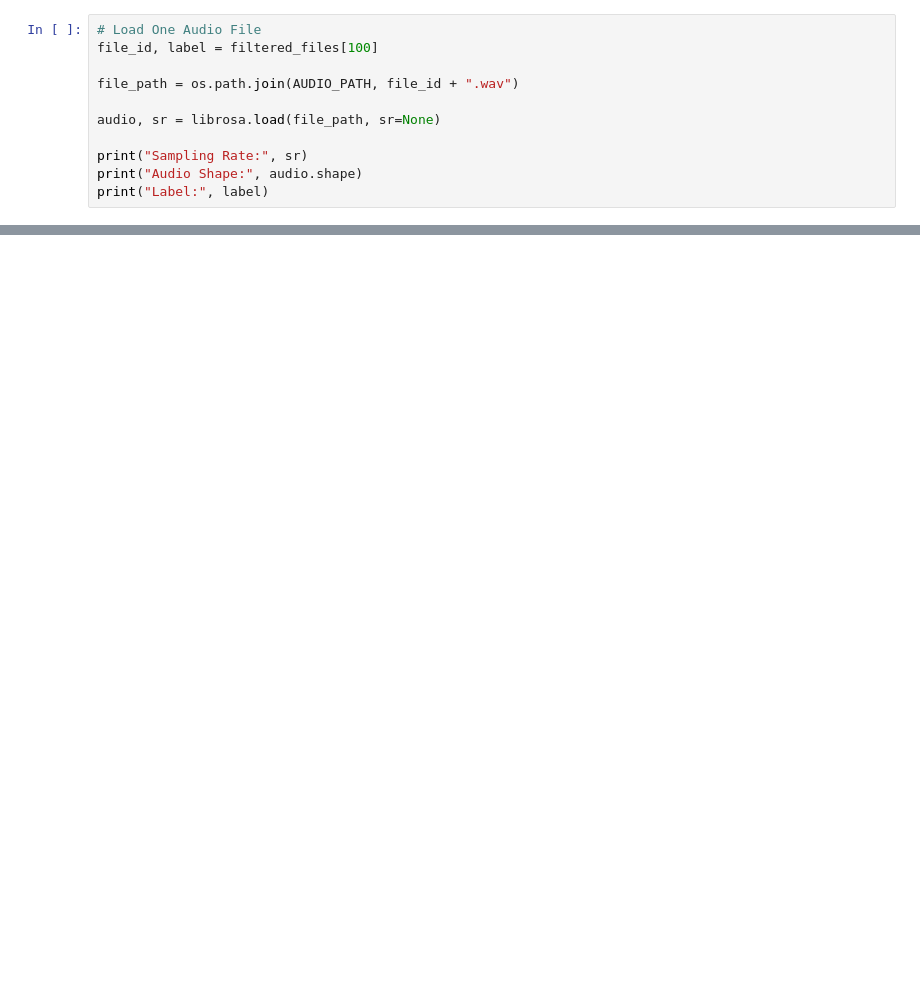
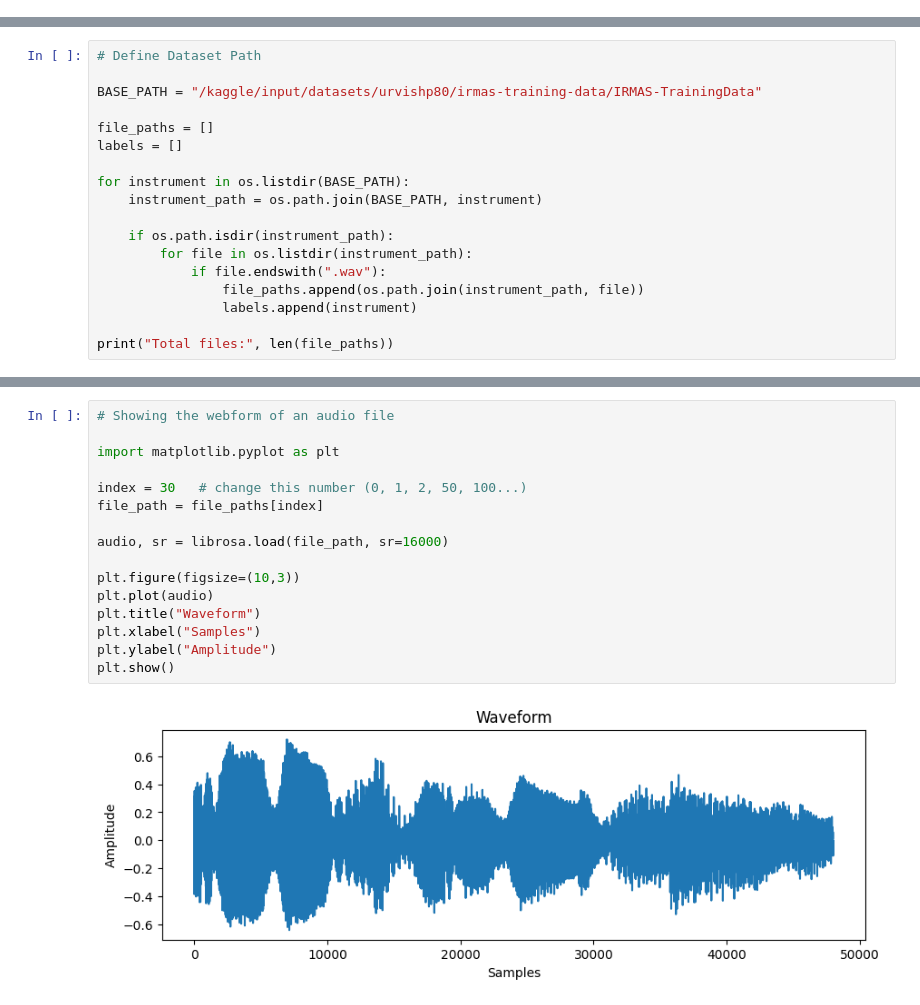
Before and after one commit to springboardmentor1234x-stack/CNN-Music-Instrument-Recognition, a Jupyter notebook: audioinstrumentproj.ipynb, the cells around one changed output, grey strips where cells are left out. Saved outputs shown, nothing was run; the diff lists cells and outputs as text; blank space fills up the shorter version.

```diff
--- a/audioinstrumentproj.ipynb
+++ b/audioinstrumentproj.ipynb
@@ -72,11 +0,0 @@ Filtered samples: 169459
-# %%
-# Load One Audio File
-file_id, label = filtered_files[100]
-
-file_path = os.path.join(AUDIO_PATH, file_id + ".wav")
-
-audio, sr = librosa.load(file_path, sr=None)
-
-print("Sampling Rate:", sr)
-print("Audio Shape:", audio.shape)
-print("Label:", label)
@@ -363,0 +9,18 @@ Overall, the augmentation techniques introduced controlled variations without al
+# %%
+# Define Dataset Path
+
+BASE_PATH = "/kaggle/input/datasets/urvishp80/irmas-training-data/IRMAS-TrainingData"
+
+file_paths = []
+labels = []
+
+for instrument in os.listdir(BASE_PATH):
+    instrument_path = os.path.join(BASE_PATH, instrument)
+
+    if os.path.isdir(instrument_path):
+        for file in os.listdir(instrument_path):
+            if file.endswith(".wav"):
+                file_paths.append(os.path.join(instrument_path, file))
+                labels.append(instrument)
+
+print("Total files:", len(file_paths))
@@ -363,0 +179,18 @@ Overall, the augmentation techniques introduced controlled variations without al
+# %%
+# Showing the webform of an audio file
+
+import matplotlib.pyplot as plt
+
+index = 30   # change this number (0, 1, 2, 50, 100...)
+file_path = file_paths[index]
+
+audio, sr = librosa.load(file_path, sr=16000)
+
+plt.figure(figsize=(10,3))
+plt.plot(audio)
+plt.title("Waveform")
+plt.xlabel("Samples")
+plt.ylabel("Amplitude")
+plt.show()
+# %% [output]
+[figure, added]
```
Also changed, not shown: parts of 37 cells of this notebook.
